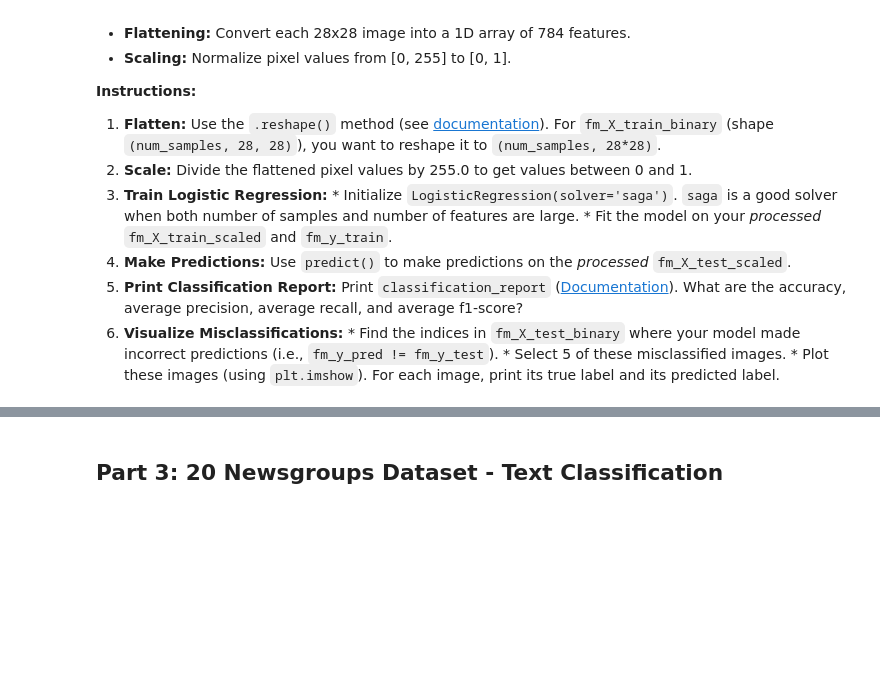
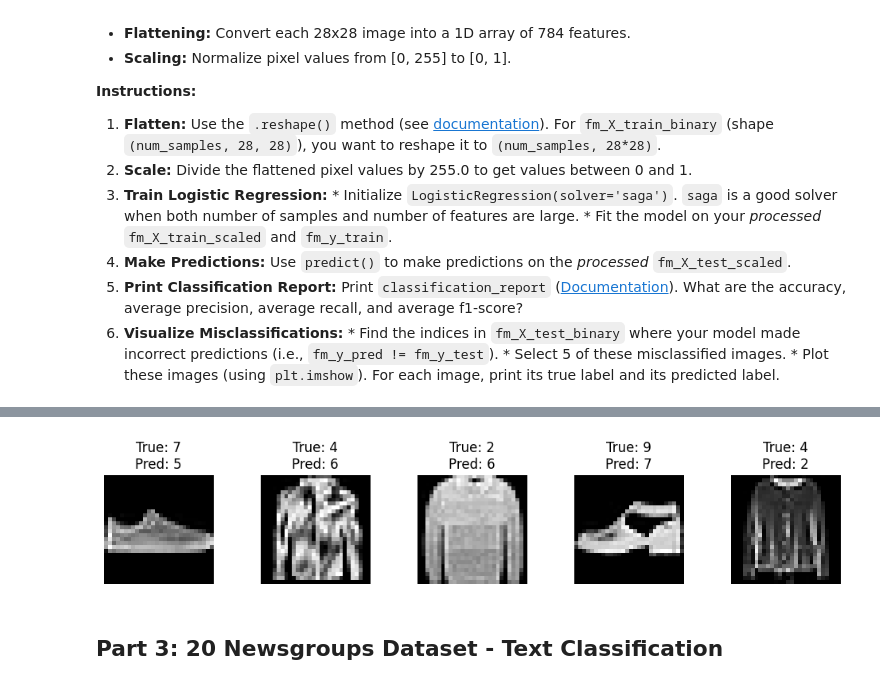
Before and after one commit to CYK-09/229352-StatisticalLearning, a Jupyter notebook: lab02_data_preprocessing.ipynb, the cells around one changed output, grey strips where cells are left out. Cells and saved outputs as stored; diff of their text form; code cells hidden in the pictures; blank space fills up the shorter version.

```diff
--- a/lab02_data_preprocessing.ipynb
+++ b/lab02_data_preprocessing.ipynb
@@ -393,3 +536,14 @@ Images are 2D arrays (matrices of pixels) and pixel values are integers from 0-2
     *   Plot these images (using `plt.imshow`). For each image, print its true label and its predicted label.
 # %%
 # --- YOUR CODE FOR EXERCISE 2 STARTS HERE ---
+#1
+fm_X_train_flat = fm_X_train.reshape(fm_X_train.shape[0], -1)
+fm_X_test_flat = fm_X_test.reshape(fm_X_test.shape[0], -1)
+# %%
+#2
+fm_X_train_scaled = fm_X_train_flat / 255.0
+fm_X_test_scaled = fm_X_test_flat / 255.0
+# %%
+#3
+log_reg_fm = LogisticRegression(solver='saga', max_iter=300)
+log_reg_fm.fit(fm_X_train_scaled[:2000], fm_y_train[:2000])
@@ -395,0 +552,4 @@ Images are 2D arrays (matrices of pixels) and pixel values are integers from 0-2
+# %%
+#4
+fm_y_pred = log_reg_fm.predict(fm_X_test_scaled)
+fm_y_pred
@@ -396,3 +580,21 @@ Images are 2D arrays (matrices of pixels) and pixel values are integers from 0-2
+# %%
+#6
+misclassified_indices = np.where(fm_y_pred != fm_y_test)[0]
+
+num_to_display = min(5, len(misclassified_indices))
+selected_indices = misclassified_indices[:num_to_display]
+
+plt.figure(figsize=(10, 2))
+for i, idx in enumerate(selected_indices):
+    plt.subplot(1, num_to_display, i + 1)
+    plt.imshow(fm_X_test[idx], cmap='gray')
+    plt.title(f"True: {fm_y_test[idx]}\nPred: {fm_y_pred[idx]}")
+    plt.axis('off')
+
+plt.tight_layout()
+plt.show()
+# %% [output]
+[figure, added]
 # %% [markdown]
 ## Part 3: 20 Newsgroups Dataset - Text Classification
 # %% [markdown]
```
Also changed, not shown: parts of 22 cells of this notebook.
